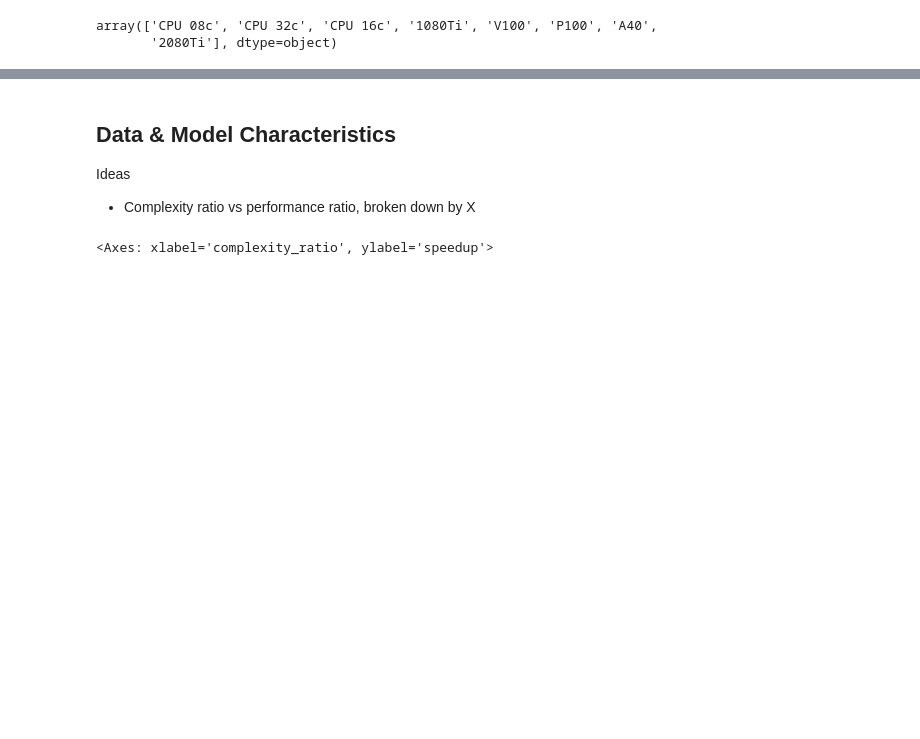
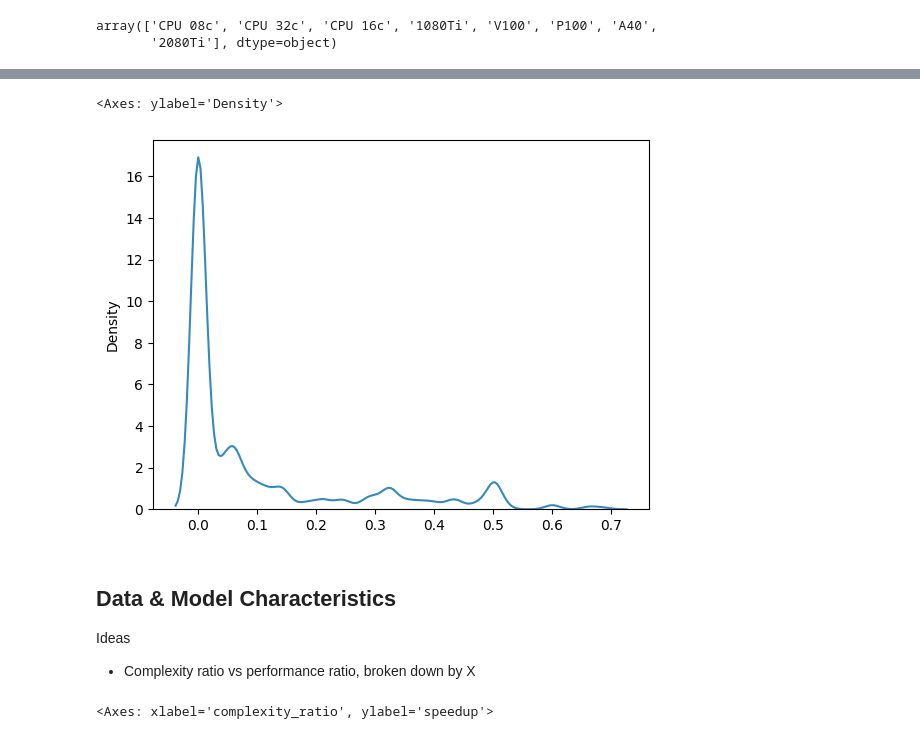
Before and after one commit to ptemarvelde/msc-thesis-figures, a Jupyter notebook: cost-estimation/motivation playground.ipynb, the cells around one changed output, grey strips where cells are left out. Drawn from its saved outputs; the diff is of its cells as text; code cells hidden in the pictures; blank space fills up the shorter version.

```diff
--- a/cost-estimation/motivation playground.ipynb
+++ b/cost-estimation/motivation playground.ipynb
@@ -26,3 +67,8 @@ runtime_df = runtime_df.drop(columns=['features', 'num_cores', 'source_file','pa
+# %%
+sns.kdeplot( 1 - (runtime_df.nnz_S.apply(sum) / (runtime_df.r_S * runtime_df.c_S).apply(sum)))
+# %% [output]
+<Axes: ylabel='Density'>
+[figure, added]
 # %% [markdown]
 ## Data & Model Characteristics
 
```
Also changed, not shown: parts of 19 cells of this notebook, 1 other file.
